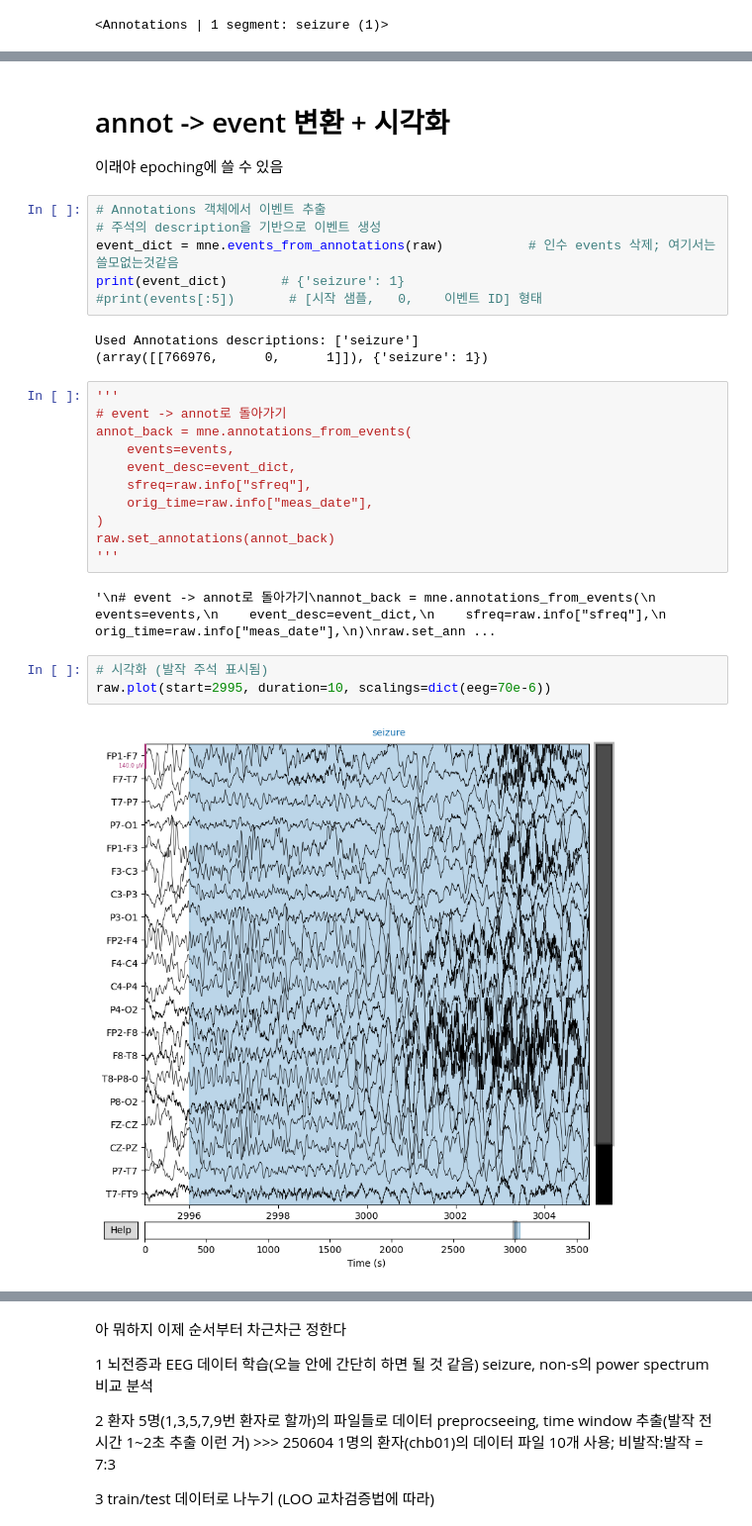
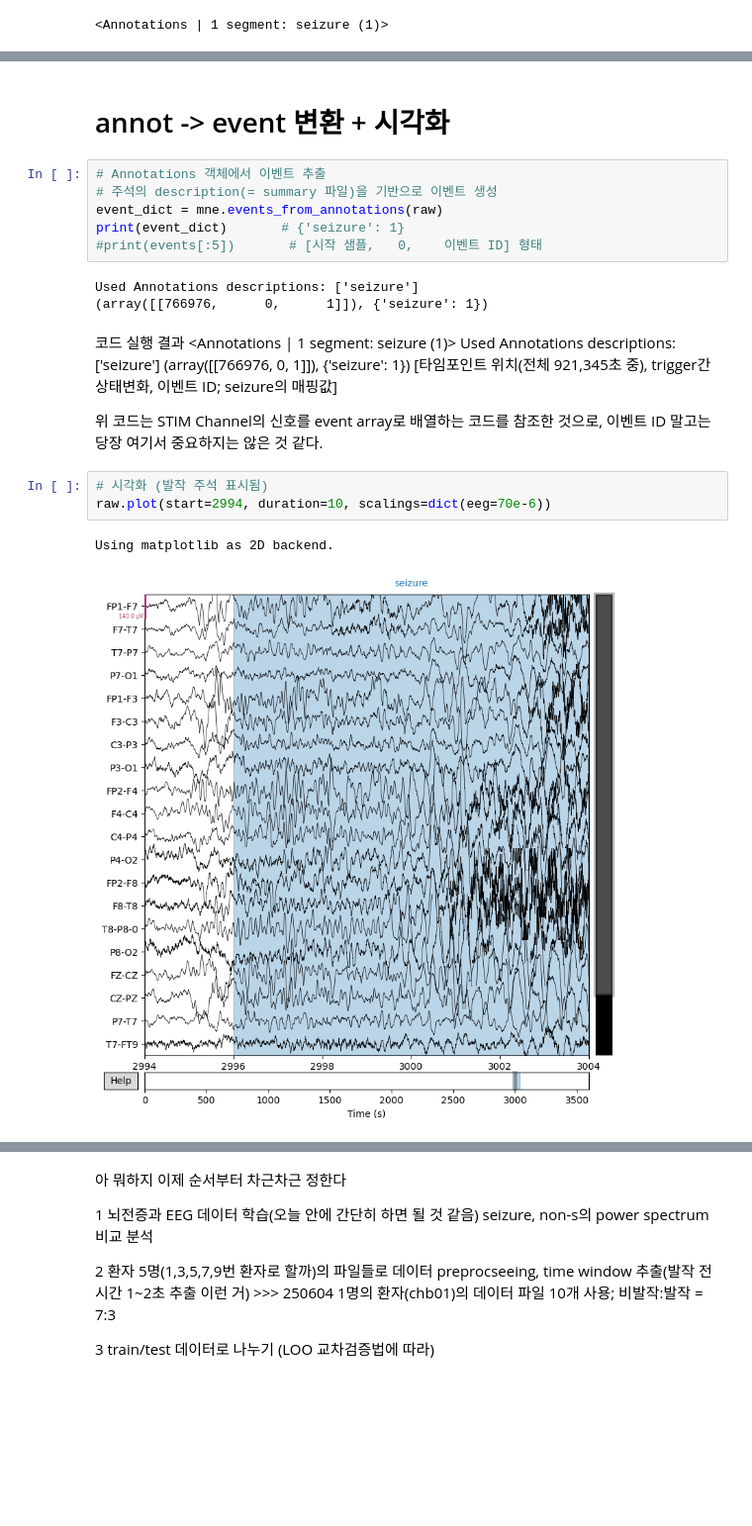
Before and after one commit to khjloversclub/EEGkhj, a Jupyter notebook: EESNN/MNEs/asdf.ipynb, the cells around one changed output, grey strips where cells are left out. Shown at 99% size. Drawn from its saved outputs; the diff is of its cells as text; blank space fills up the shorter version.

```diff
--- a/EESNN/MNEs/asdf.ipynb
+++ b/EESNN/MNEs/asdf.ipynb
@@ -190,31 +206,26 @@ raw.set_annotations(annot)
 |  | Lowpass | 128.00 Hz |
 # %% [markdown]
 # annot -> event 변환 + 시각화
-이래야 epoching에 쓸 수 있음
 # %%
 # Annotations 객체에서 이벤트 추출
-# 주석의 description을 기반으로 이벤트 생성
-event_dict = mne.events_from_annotations(raw)           # 인수 events 삭제; 여기서는 쓸모없는것같음
+# 주석의 description(= summary 파일)을 기반으로 이벤트 생성
+event_dict = mne.events_from_annotations(raw)
 print(event_dict)       # {'seizure': 1}
 #print(events[:5])       # [시작 샘플,   0,    이벤트 ID] 형태
 # %% [output]
 Used Annotations descriptions: ['seizure']
 (array([[766976,      0,      1]]), {'seizure': 1})
-# %%
-'''
-# event -> annot로 돌아가기
-annot_back = mne.annotations_from_events(
-    events=events,
-    event_desc=event_dict,
-    sfreq=raw.info["sfreq"],
-    orig_time=raw.info["meas_date"],
-)
-raw.set_annotations(annot_back)
-'''
-# %% [output]
-'\n# event -> annot로 돌아가기\nannot_back = mne.annotations_from_events(\n    events=events,\n    event_desc=event_dict,\n    sfreq=raw.info["sfreq"],\n    orig_time=raw.info["meas_date"],\n)\nraw.set_ann ...
+# %% [markdown]
+코드 실행 결과
+<Annotations | 1 segment: seizure (1)>
+Used Annotations descriptions: ['seizure']
+(array([[766976,      0,      1]]), {'seizure': 1})
+[타임포인트 위치(전체 921,345초 중), trigger간 상태변화, 이벤트 ID; seizure의 매핑값]
+
+위 코드는 STIM Channel의 신호를 event array로 배열하는 코드를 참조한 것으로, 이벤트 ID 말고는 당장 여기서 중요하지는 않은 것 같다.
 # %%
 # 시각화 (발작 주석 표시됨)
-raw.plot(start=2995, duration=10, scalings=dict(eeg=70e-6))
+raw.plot(start=2994, duration=10, scalings=dict(eeg=70e-6))
 # %% [output]
+Using matplotlib as 2D backend.
-[figure, old version]
+[figure, new version]
```
Also changed, not shown: parts of 14 cells of this notebook, 2 other files.
